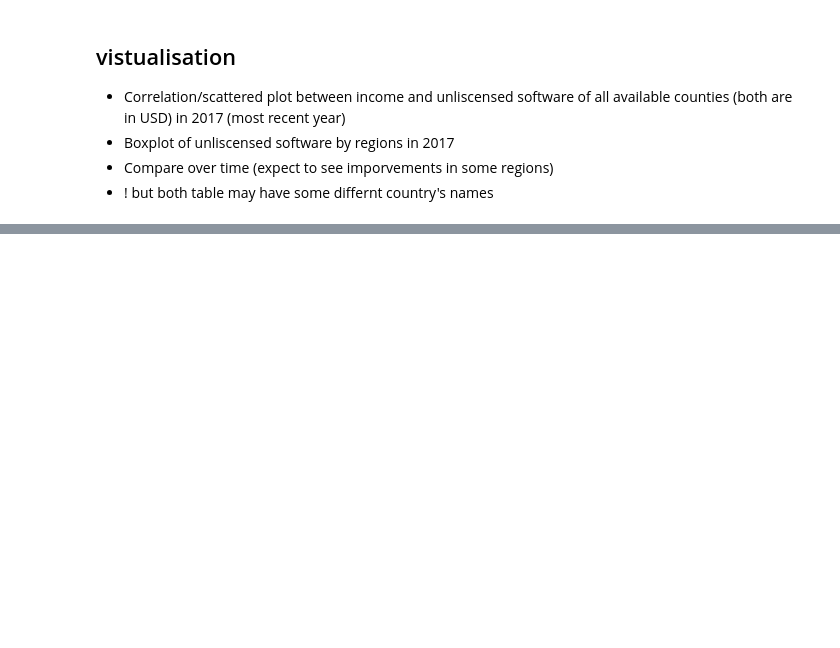
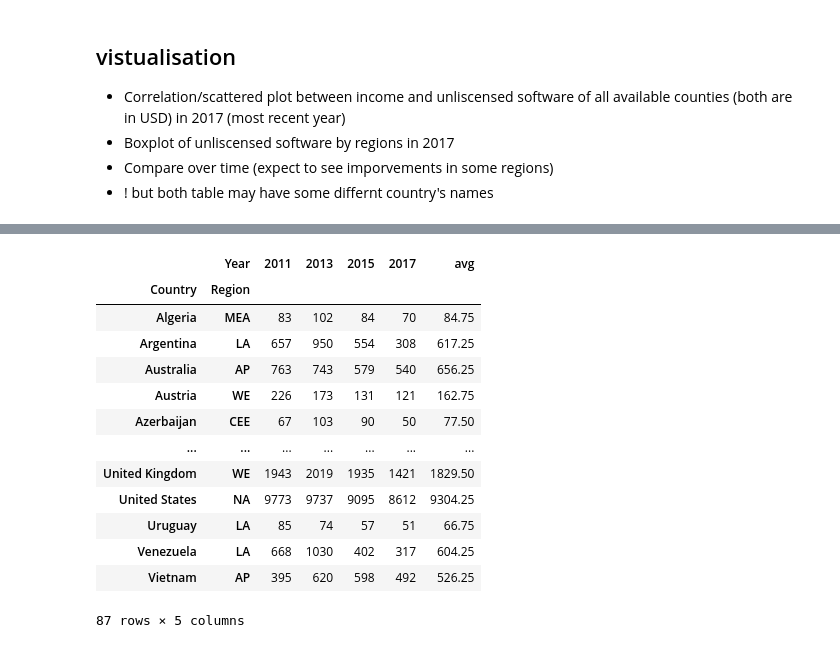
Before and after one commit to purachai-phonwisut/machine_learning_project, a Jupyter notebook: Bank.ipynb, the cells around one changed output, grey strips where cells are left out. Drawn from its saved outputs; the diff is of its cells as text; code cells hidden in the pictures; blank space fills up the shorter version.

```diff
--- a/Bank.ipynb
+++ b/Bank.ipynb
@@ -77,3 +78,6 @@ data_long_format
 - Boxplot of unliscensed software by regions in 2017
 - Compare over time (expect to see imporvements in some regions)
 - ! but both table may have some differnt country's names
+# %%
+income_raw = pd.read_csv('../machine_learning_project/Data cleaned/data_for_analysis_revised/income.csv')
+usage_raw = pd.read_csv('../machine_learning_project/Data cleaned/data_for_analysis_revised/usage.csv')
@@ -79,0 +122,8 @@ data_long_format
+# %%
+from operator import contains
+
+
+usage_raw['Region'].fillna('NA', inplace=True)
+
+usage_nan_rows = usage_raw[usage_raw.isna().any(axis=1)]
+usage_nan_rows
@@ -79,0 +148,23 @@ data_long_format
+# %%
+# pivot table
+usage = usage_raw.pivot(index=['Country', 'Region'], columns='Year', values='Usage (Million USD)')
+
+# add avg col
+usage['avg'] = usage.mean(axis=1)
+
+usage
+# %% [output]
+|  | Year | 2011 | 2013 | 2015 | 2017 | avg |
+| Country | Region |  |  |  |  |  |
+| Algeria | MEA | 83 | 102 | 84 | 70 | 84.75 |
+| Argentina | LA | 657 | 950 | 554 | 308 | 617.25 |
+| Australia | AP | 763 | 743 | 579 | 540 | 656.25 |
+| Austria | WE | 226 | 173 | 131 | 121 | 162.75 |
+| Azerbaijan | CEE | 67 | 103 | 90 | 50 | 77.50 |
+| ... | ... | ... | ... | ... | ... | ... |
+| United Kingdom | WE | 1943 | 2019 | 1935 | 1421 | 1829.50 |
+| United States | NA | 9773 | 9737 | 9095 | 8612 | 9304.25 |
+| Uruguay | LA | 85 | 74 | 57 | 51 | 66.75 |
+| Venezuela | LA | 668 | 1030 | 402 | 317 | 604.25 |
+| Vietnam | AP | 395 | 620 | 598 | 492 | 526.25 |
+87 rows × 5 columns
```
Also changed, not shown: parts of 13 cells of this notebook, 1 other file.
